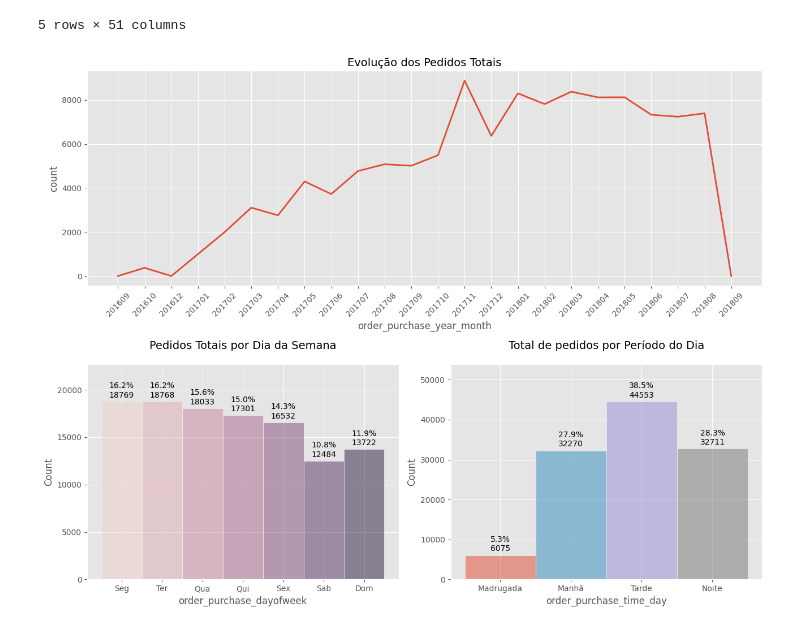
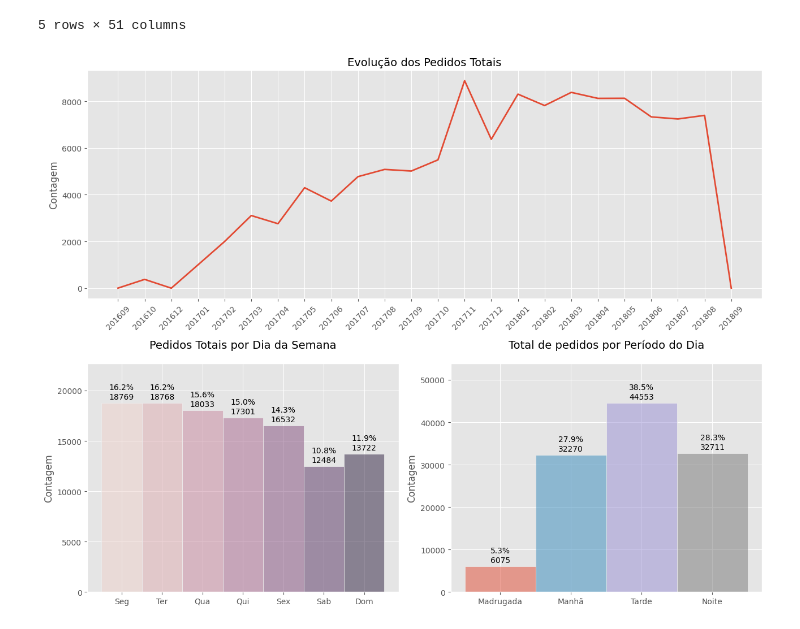
Before and after one commit to wnetohr/Olist-Brazilian-E-Commerce, a Jupyter notebook: notebooks/general_eda.ipynb, the cells around one changed output. Saved outputs shown, nothing was run; the diff lists cells and outputs as text; code cells hidden in the pictures.

```diff
--- a/notebooks/general_eda.ipynb
+++ b/notebooks/general_eda.ipynb
@@ -177,6 +252,7 @@ Desvio Padrão é: 182.6534760260345
 df['price_log'] = np.log(df['price'] + 1.5)
 # %%
 total = len(df)
+payment_typle_labels = ['Cartão de Crédito', 'Voucher', ' Boleto', 'Cartão de Débito']
 
 plt.figure(figsize=(14,6))
 
@@ -185,8 +261,9 @@ plt.suptitle('Distribuição dos Tipos de Pagamento', fontsize=22)
 plt.subplot(121)
 g = sns.countplot(x='payment_type', data=df[df['payment_type'] != 'not_defined'], hue='payment_type')
 g.set_title("Distribuição dos Tipos de Pagamento", fontsize=20)
+g.set_xticklabels(payment_typle_labels)
 g.set_xlabel("Tipos de Pagamento", fontsize=17)
-g.set_ylabel("Count", fontsize=17)
+g.set_ylabel("Contagem", fontsize=17)
 
 sizes = []
 for p in g.patches:
@@ -203,6 +280,7 @@ plt.subplot(122)
 g = sns.violinplot(x='payment_type', y='price_log', data=df[df['payment_type'] != 'not_defined'], hue='payment_type')
 g.set_title("Distribuição de Preço por Tipo de Pagamento", fontsize=20)
 g.set_xlabel("Tipos de Pagamento", fontsize=17)
+g.set_xticklabels(payment_typle_labels)
 g.set_ylabel("Preço(Log)", fontsize=17)
 
 plt.subplots_adjust(hspace = 0.5, top = 0.8)
@@ -340,12 +418,16 @@ sns.lineplot(data=df['order_purchase_year_month'].value_counts().sort_index(), a
 for tick in ax1.get_xticklabels():
     tick.set_rotation(45)
 ax1.set_title('Evolução dos Pedidos Totais', size=14)
+ax1.set_ylabel(ylabel='Contagem')
+ax1.set_xlabel(xlabel='')
 
 sns.histplot(df, x='order_purchase_dayofweek', ax=ax2, hue='order_purchase_dayofweek', legend=False,discrete=True)
 weekday_label = ['Days', 'Seg', 'Ter', 'Qua', 'Qui', 'Sex', 'Sab', 'Dom']
 ax2.set_xticklabels(weekday_label)
 ax2.set_title('Pedidos Totais por Dia da Semana', size=14, pad=20)
 ax2.set_ylim(0, ax2.get_ylim()[1] * 1.15)
+ax2.set_ylabel(ylabel='Contagem')
+ax2.set_xlabel(xlabel='')
 
 total = len(df['order_purchase_dayofweek'])
 for p in ax2.patches:
@@ -362,31 +444,33 @@ for p in ax2.patches:
                     (p.get_x() + p.get_width() / 2., height),
                     ha='center', va='center',
                     xytext=(0, 20),
                     textcoords='offset points')
 
 day_color_list = ['darkslateblue', 'deepskyblue', 'darkorange', 'purple']
 sns.histplot(df, x='order_purchase_time_day', ax=ax3, hue='order_purchase_time_day', legend=False)
 ax3.set_title('Total de pedidos por Período do Dia', size=14, pad=20)
 ax3.set_ylim(0, ax3.get_ylim()[1] * 1.15)
+ax3.set_ylabel(ylabel='Contagem')
+ax3.set_xlabel(xlabel='')
 
 total = len(df['order_purchase_time_day'])
 for p in ax3.patches:
     height = p.get_height()
     if height > 0:
         # Adiciona número absoluto
         ax3.annotate(f'{height:.0f}',
                     (p.get_x() + p.get_width() / 2., height),
                     ha='center', va='center',
                     xytext=(0, 8),
                     textcoords='offset points')
         # Adiciona porcentagem
         ax3.annotate(f'{height/total:.1%}',
                     (p.get_x() + p.get_width() / 2., height),
                     ha='center', va='center',
                     xytext=(0, 20),
                     textcoords='offset points')
 
 plt.tight_layout()
 plt.show()
 # %% [output]
-[figure, old version]
+[figure, new version]
```
Also changed, not shown: parts of 22 cells of this notebook, 2 other files.
